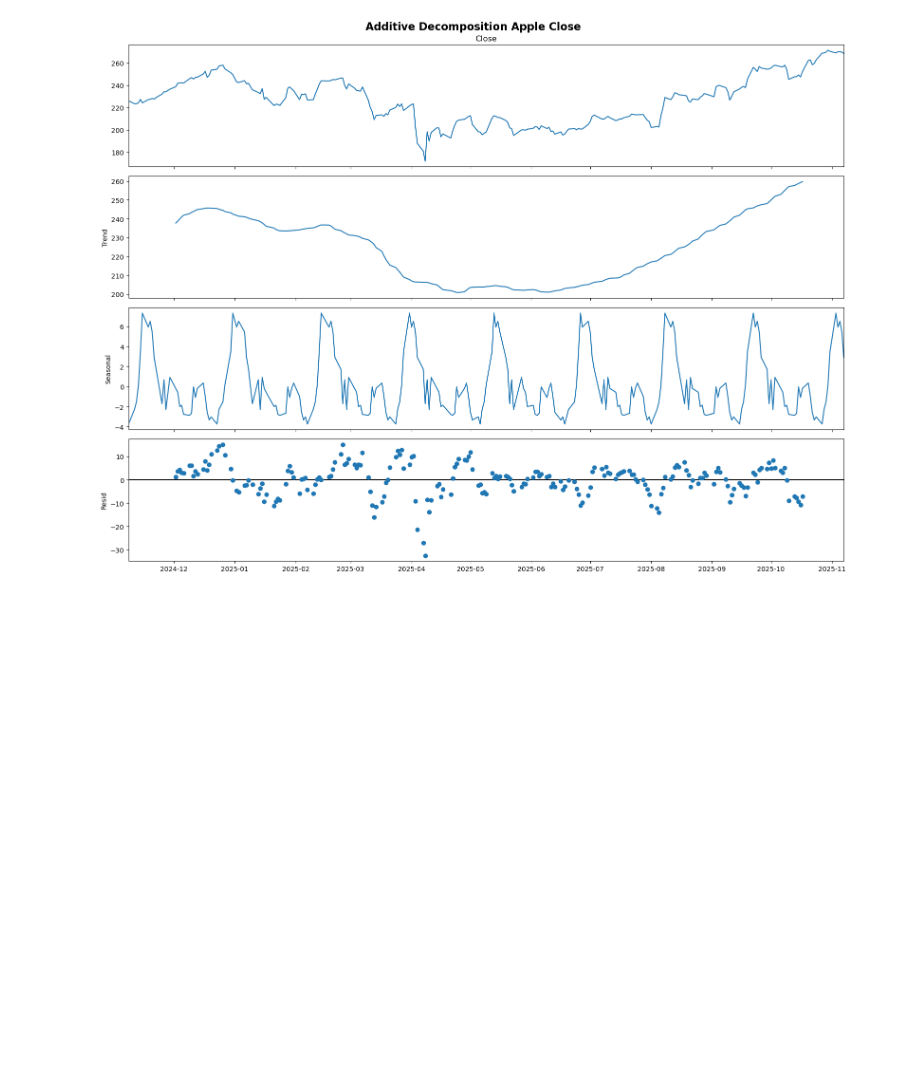
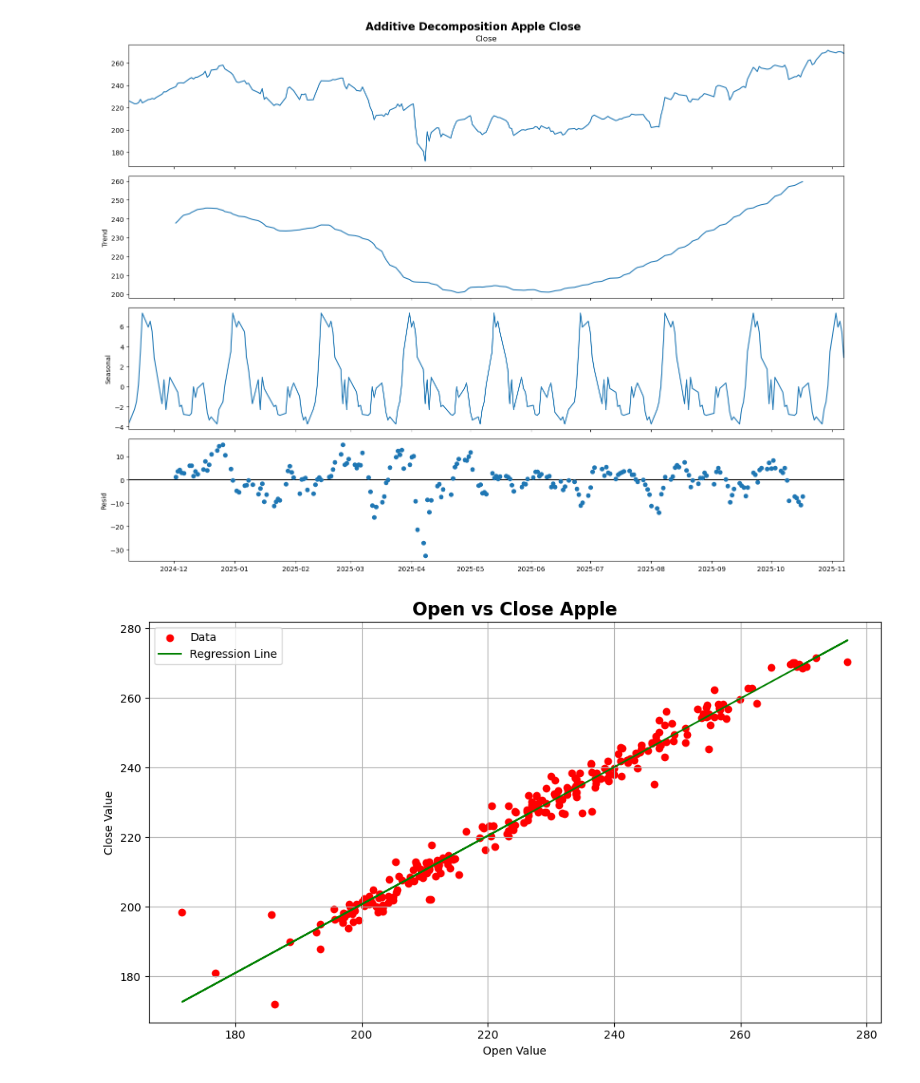
Before and after one commit to alexstoica-1/time-series-analysis-, a Jupyter notebook: notebooks/stock_analysis.ipynb, the cells around one changed output. Saved outputs shown, nothing was run; the diff lists cells and outputs as text; code cells hidden in the pictures; blank space fills up the shorter version.

```diff
--- a/notebooks/stock_analysis.ipynb
+++ b/notebooks/stock_analysis.ipynb
@@ -75,3 +75,19 @@ plt.tight_layout()
 plt.show()
 # %% [output]
 [figure]
+# %%
+fig, ax = plt.subplots(1,1,figsize = (10,6), dpi = 100)
+plt.scatter(data["Open"], data['Close'], color = 'red', label = "Data")
+
+m, b = np.polyfit(data["Open"], data['Close'], 1)
+plt.plot(data["Open"], m*data["Open"] + b, color='green', label='Regression Line')
+
+plt.xlabel("Open Value")
+plt.ylabel("Close Value")
+plt.title("Open vs Close Apple", fontweight = 'bold', fontsize = 16)
+plt.tight_layout()
+plt.legend()
+plt.grid()
+plt.show()
+# %% [output]
+[figure, added]
```
